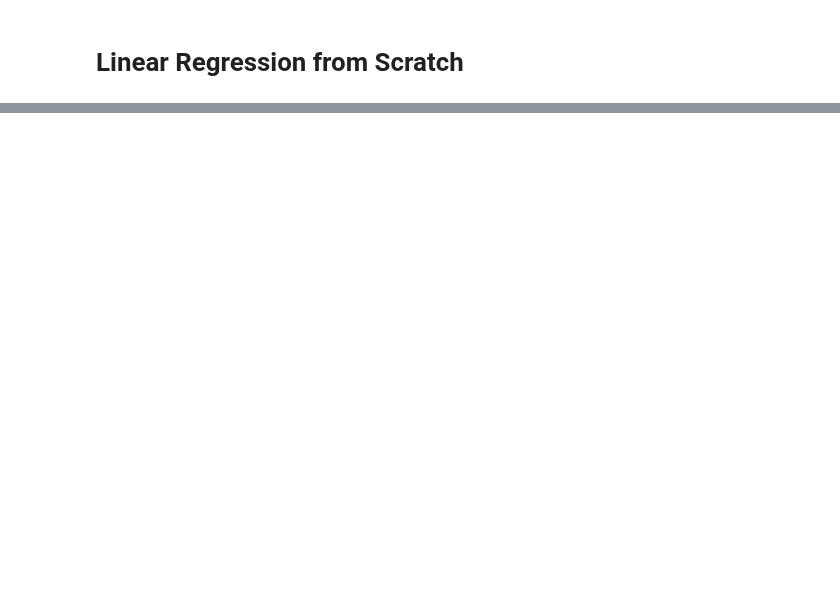
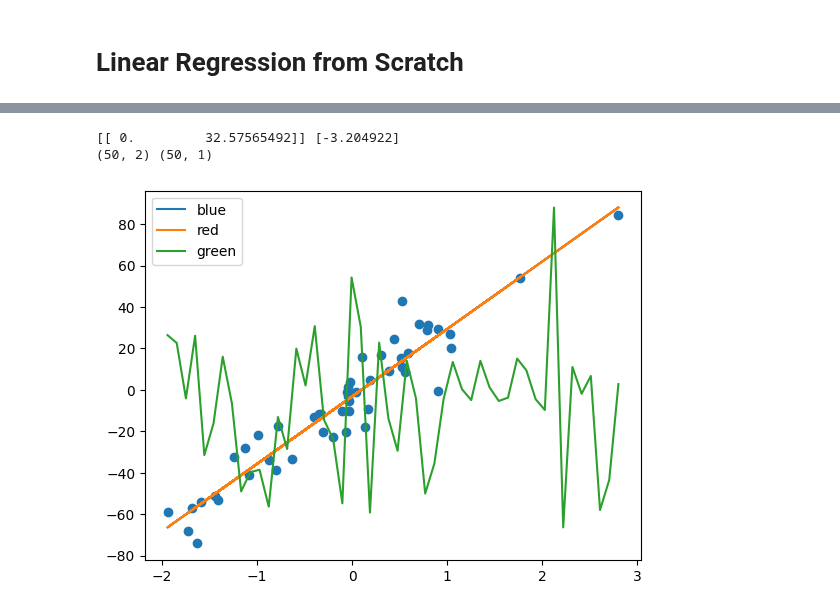
Before and after one commit to ROHIT318/python-practice, a Jupyter notebook: ml-implementation/linear_regression.ipynb, the cells around one changed output, grey strips where cells are left out. Drawn from its saved outputs; the diff is of its cells as text; code cells hidden in the pictures; blank space fills up the shorter version.

```diff
--- a/ml-implementation/linear_regression.ipynb
+++ b/ml-implementation/linear_regression.ipynb
@@ -49,0 +103,7 @@ class manual_lr:
+# %%
+from sklearn.preprocessing import PolynomialFeatures
+
+poly_obj = PolynomialFeatures(degree=1)
+train_df_trns = poly_obj.fit_transform(X=train_df.values[:, 0].reshape(-1, 1))
+print(train_df_trns.shape)
+train_df_trns
@@ -49,0 +129,20 @@ class manual_lr:
+# %%
+poly_lr = LinearRegression()
+poly_lr.fit(X=train_df_trns, y=train_df.values[:, 1].reshape(-1, 1))
+print(poly_lr.coef_, poly_lr.intercept_)
+y_pred = poly_lr.predict(train_df_trns)
+print(train_df.shape, y_pred.shape)
+
+X_new=np.linspace(train_df_trns.min(), train_df_trns.max(), 50).reshape(-1, 1)
+
+plt.tight_layout()
+plt.scatter(train_df['feature_1'], train_df['label'])
+plt.plot(train_df['feature_1'], (slope*train_df['feature_1'] + intercept), label='blue' )
+plt.plot(train_df['feature_1'], (lr.coef_[0,0]*train_df['feature_1'] + lr.intercept_[0]), label='red' )
+plt.plot(X_new, y_pred, label='green')
+plt.legend()
+plt.show()
+# %% [output]
+[[ 0.         32.57565492]] [-3.204922]
+(50, 2) (50, 1)
+[figure, added]
```
Also changed, not shown: parts of 11 cells of this notebook.
